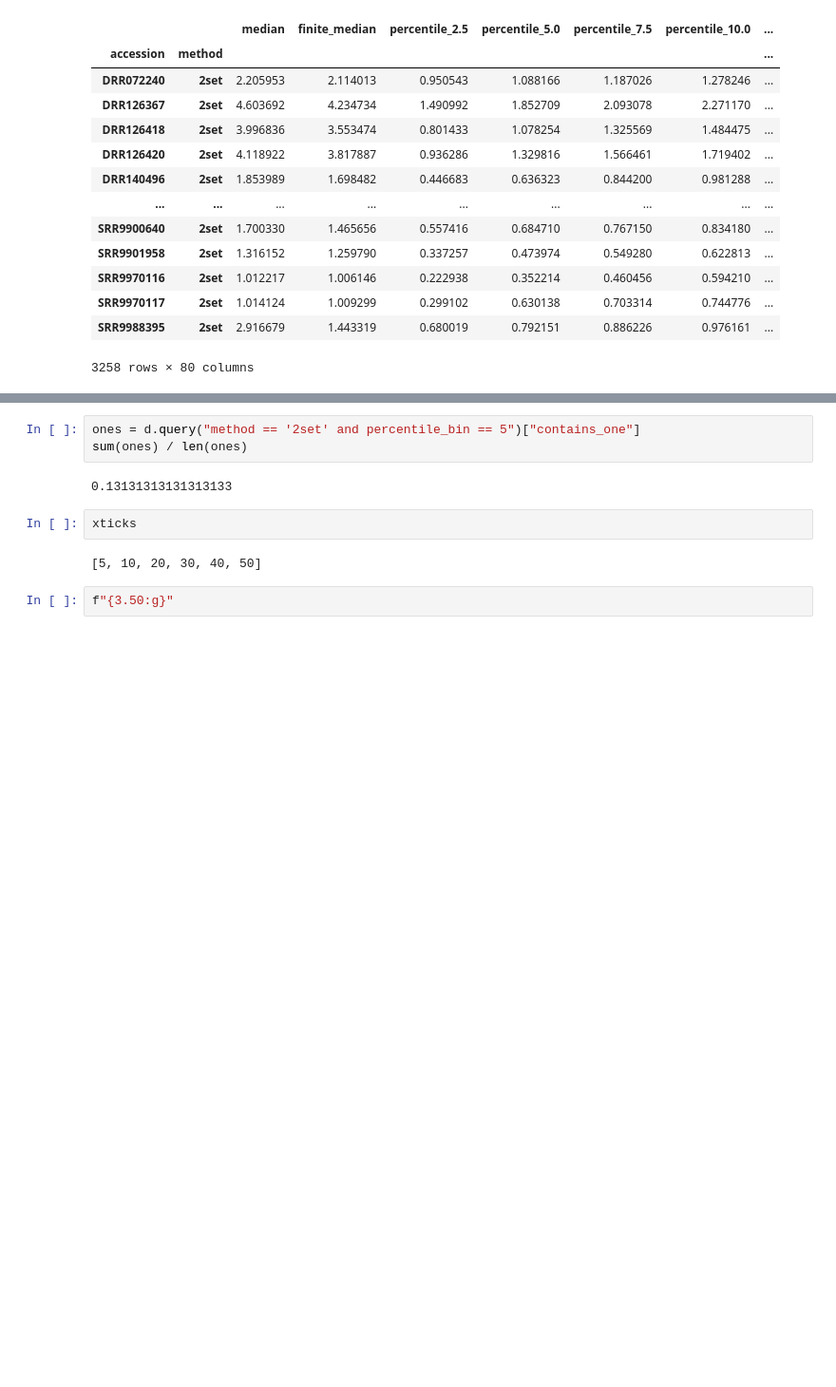
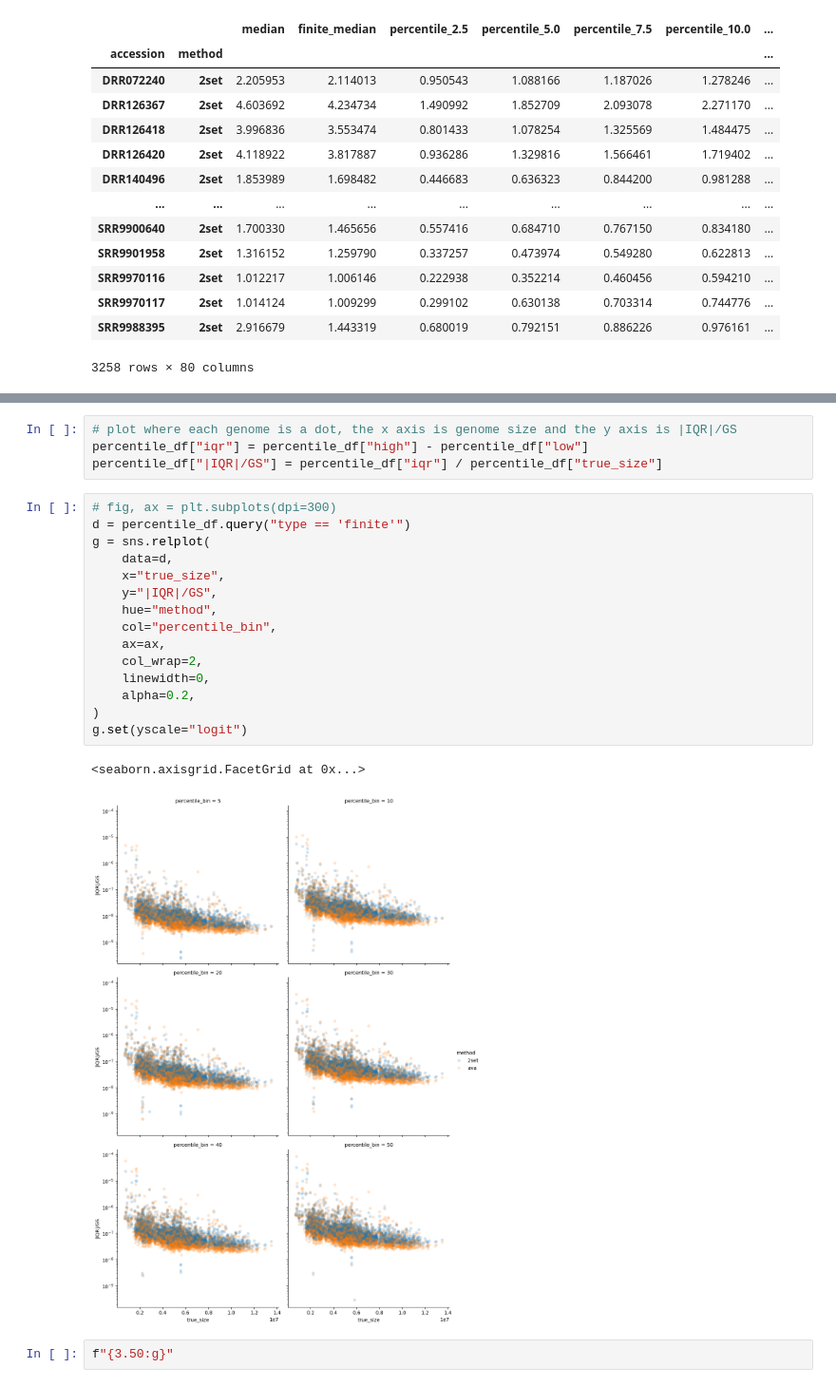
Before and after one commit to mbhall88/lrge, a Jupyter notebook: paper/notebooks/per_read_estimates.ipynb, the cells around one changed output, grey strips where cells are left out. Shown at 95% size. Cells and saved outputs as stored; diff of their text form; blank space fills up the shorter version.

```diff
--- a/paper/notebooks/per_read_estimates.ipynb
+++ b/paper/notebooks/per_read_estimates.ipynb
@@ -158,12 +177,25 @@ ax.set_xticklabels(xticklabels)
-# %%
-ones = d.query("method == '2set' and percentile_bin == 5")["contains_one"]
-sum(ones) / len(ones)
-# %% [output]
-0.13131313131313133
-# %%
-xticks
-# %% [output]
-[5, 10, 20, 30, 40, 50]
+# %%
+# plot where each genome is a dot, the x axis is genome size and the y axis is |IQR|/GS
+percentile_df["iqr"] = percentile_df["high"] - percentile_df["low"]
+percentile_df["|IQR|/GS"] = percentile_df["iqr"] / percentile_df["true_size"]
+# %%
+# fig, ax = plt.subplots(dpi=300)
+d = percentile_df.query("type == 'finite'")
+g = sns.relplot(
+    data=d,
+    x="true_size",
+    y="|IQR|/GS",
+    hue="method",
+    col="percentile_bin",
+    ax=ax,
+    col_wrap=2,
+    linewidth=0,
+    alpha=0.2,
+)
+g.set(yscale="logit")
+# %% [output]
+<seaborn.axisgrid.FacetGrid at 0x...>
+[figure, added]
 # %%
 f"{3.50:g}"
 # %% [output]
```
Also changed, not shown: parts of 5 cells of this notebook.
